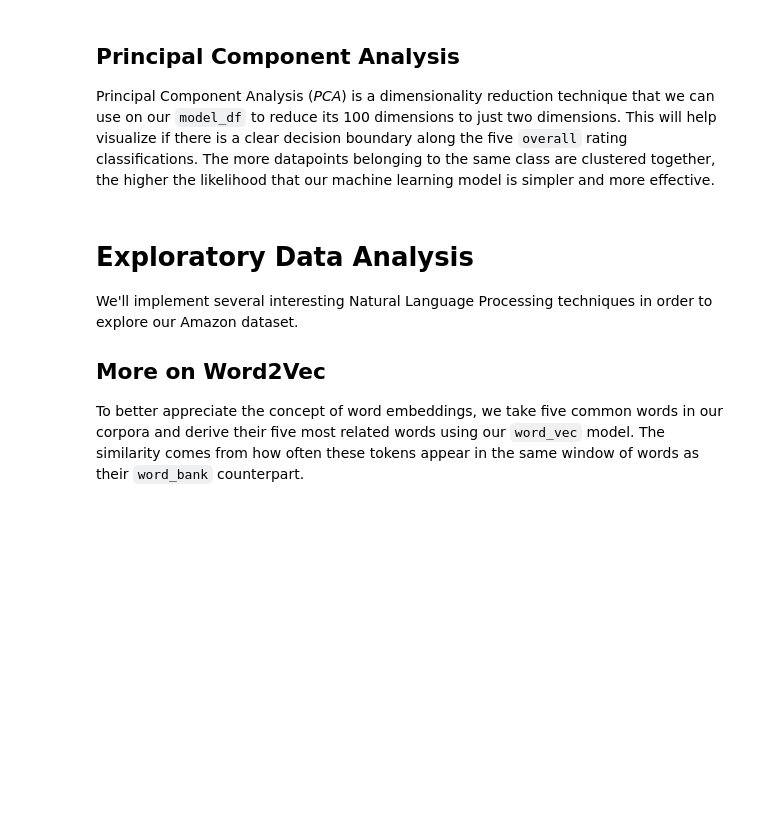
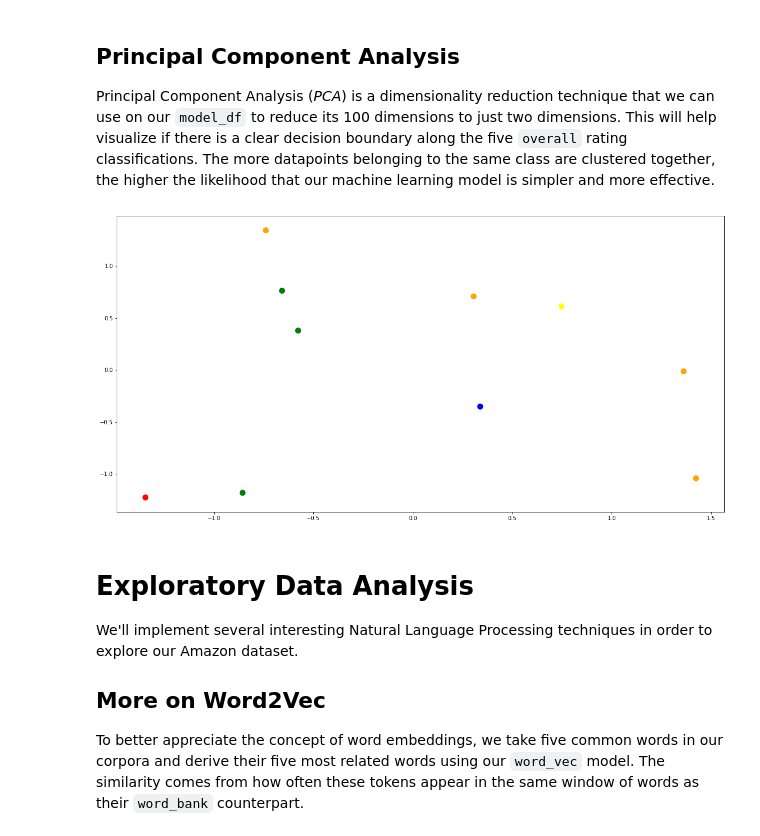
Before and after one commit to Ryan0v0/MCM2020_problemC, a Jupyter notebook: Amazon Reviews NLP.ipynb, the cells around one changed output. Saved outputs shown, nothing was run; the diff lists cells and outputs as text; code cells hidden in the pictures; blank space fills up the shorter version.

```diff
--- a/Amazon Reviews NLP.ipynb
+++ b/Amazon Reviews NLP.ipynb
@@ -318,9 +319,9 @@ To be considered a *phrase*, the number of times that two words should appear ne
 from gensim.models import Phrases
 from gensim.models.phrases import Phraser
 
-bi_gram = Phrases(tokenized, min_count=10, threshold=1000)
+bi_gram = Phrases(tokenized, min_count=100, threshold=50)
 
-tri_gram = Phrases(bi_gram[tokenized], threshold=50)
+tri_gram = Phrases(bi_gram[tokenized], min_count=100, threshold=50)
 
 tri_gram.vocab
 # %% [output]
@@ -487,31 +521,33 @@ Principal Component Analysis (*PCA*) is a dimensionality reduction technique tha
 # %%
 import matplotlib.pyplot as plt
 
 from sklearn.decomposition import PCA
 
 #sampling the model_df population
 pca_df = model_df.reset_index()
 pca_df = model_df.dropna(axis=0).iloc[:,1:]
 pca_df = pca_df.iloc[::50]
 
 #setting up PCA
 pca = PCA(n_components=2, random_state=42)
 pca = pca.fit_transform(pca_df.iloc[:, :-1])
 labels = pca_df["label"]
 
 #setting up plot components
 x_axis = pca[:,0]
 y_axis = pca[:,1]
 color_map = pca_df["label"].map({1:"blue", \
                                  2:"red", \
                                  3:"yellow", \
                                  4:"green", \
                                  5:"orange"})
 
 #plotting PCA
 f, axes = plt.subplots(figsize=(20,10))
-plt.scatter(x_axis, y_axis, color=color_map, s=1)
+plt.scatter(x_axis, y_axis, color=color_map, s=100)
 plt.show()
+# %% [output]
+[figure, added]
 # %% [markdown]
 # Exploratory Data Analysis #
 We'll implement several interesting Natural Language Processing techniques in order to explore our Amazon dataset.
```
Also changed, not shown: parts of 47 cells of this notebook.
